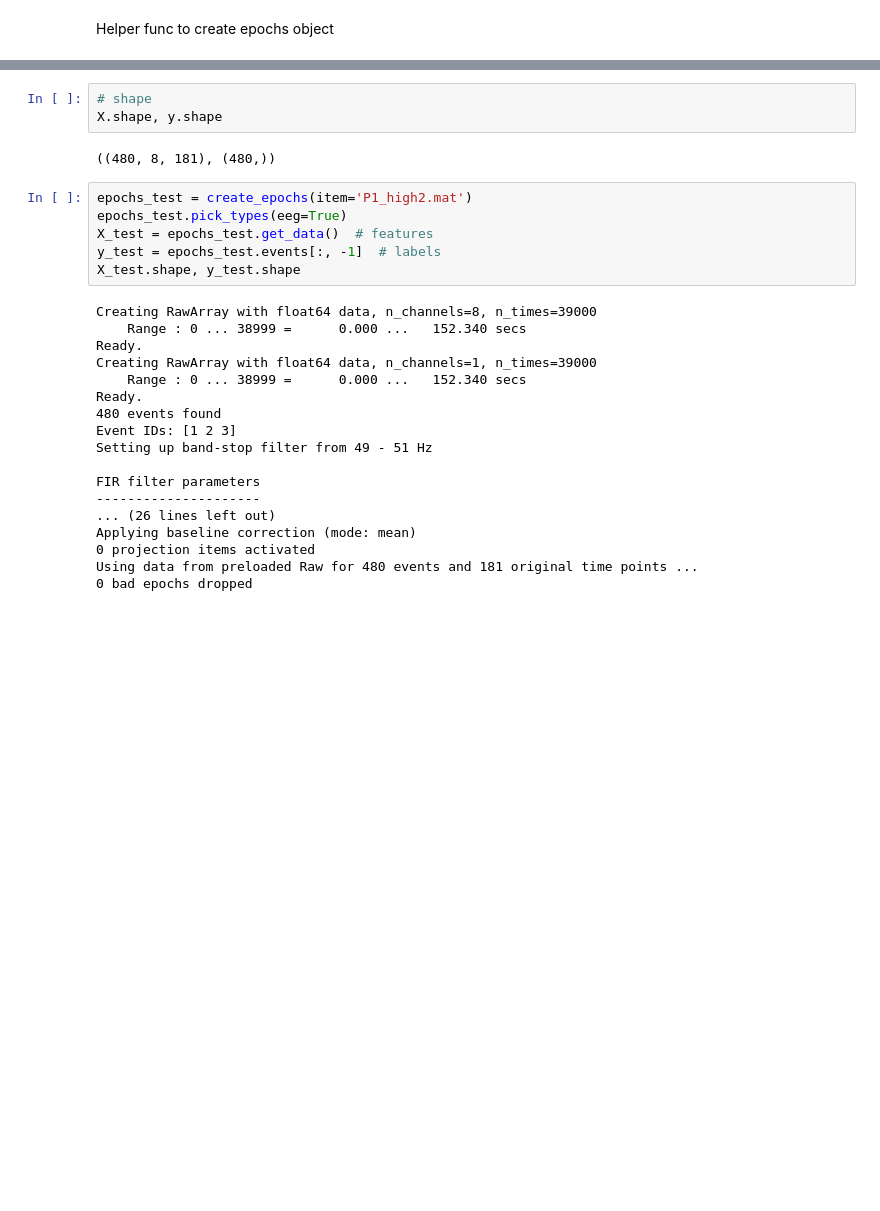
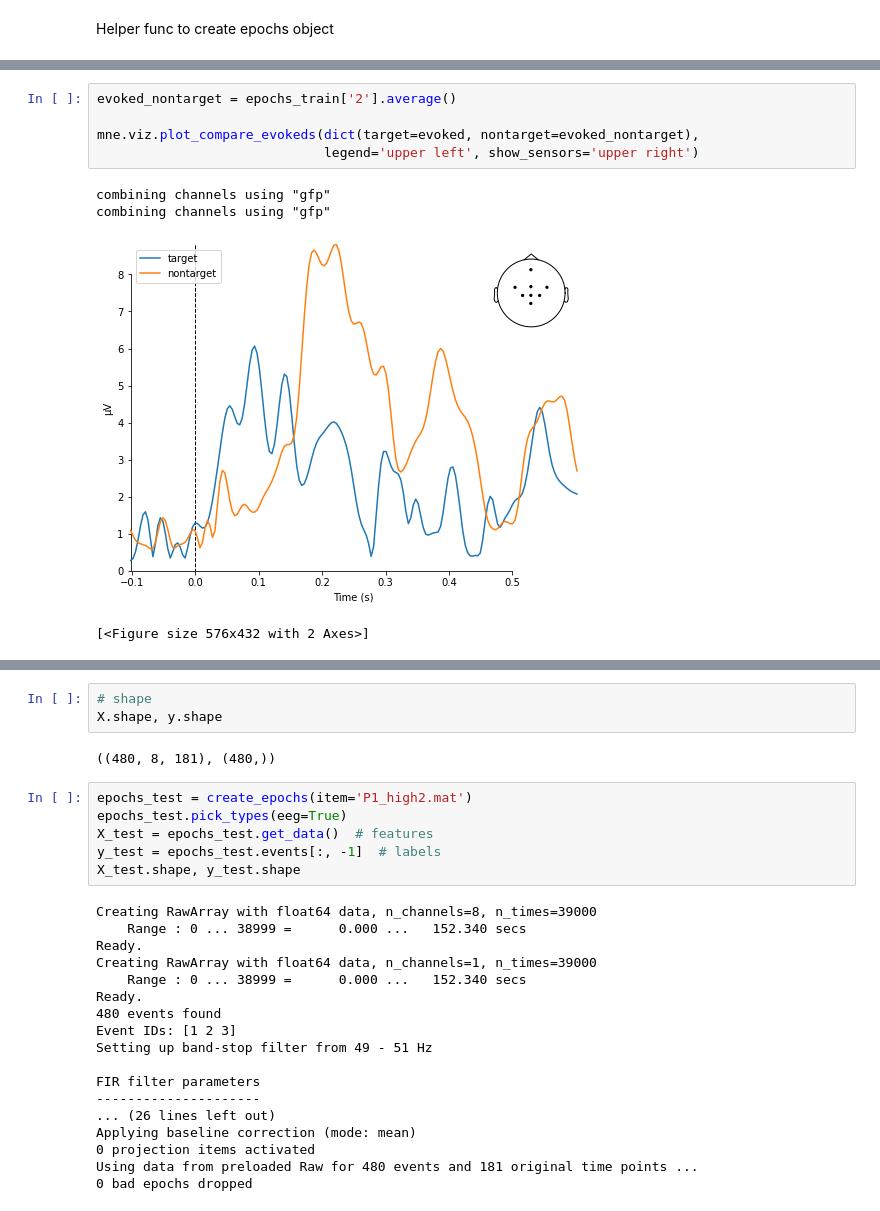
Before and after one commit to Igor-ID/g.tec-BR41N.IO-Hackathon-Unresponsive-Wakefullness-Syndrom, a Jupyter notebook: gtec_hackathon_uws_p300.ipynb, the cells around one changed output, grey strips where cells are left out. Drawn from its saved outputs; the diff is of its cells as text; blank space fills up the shorter version.

```diff
--- a/gtec_hackathon_uws_p300.ipynb
+++ b/gtec_hackathon_uws_p300.ipynb
@@ -115,0 +144,10 @@ Using data from preloaded Raw for 480 events and 181 original time points ...
+# %%
+evoked_nontarget = epochs_train['2'].average()
+
+mne.viz.plot_compare_evokeds(dict(target=evoked, nontarget=evoked_nontarget),
+                             legend='upper left', show_sensors='upper right')
+# %% [output]
+combining channels using "gfp"
+combining channels using "gfp"
+[figure, added]
+[<Figure size 576x432 with 2 Axes>]
```
Also changed, not shown: parts of 10 cells of this notebook.
